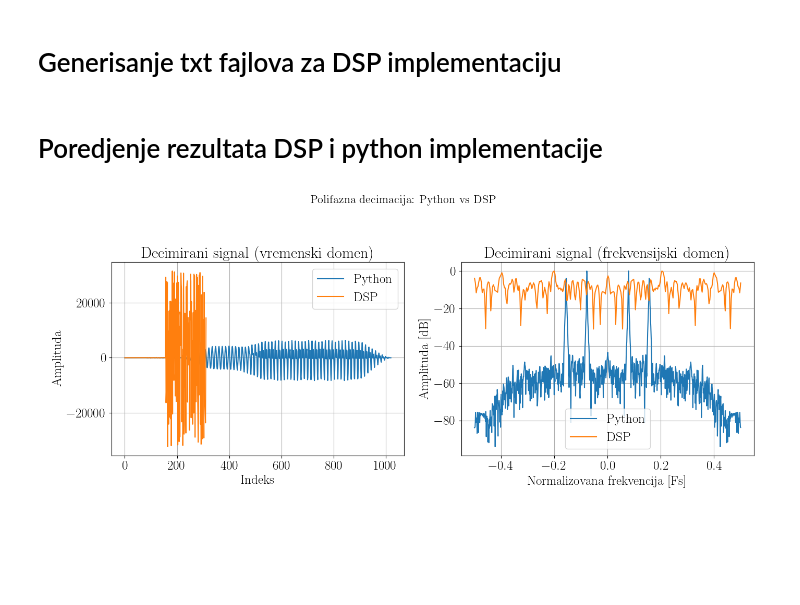
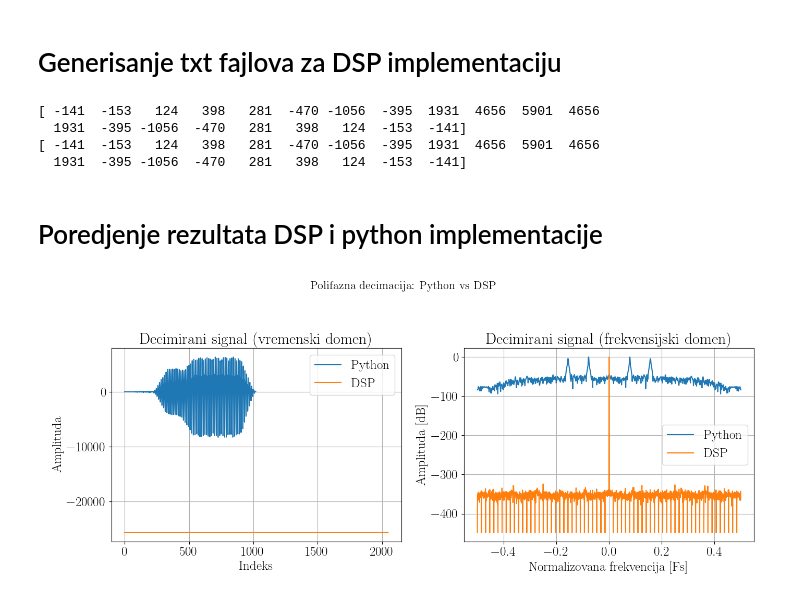
Before and after one commit to urosminoski/DPS, a Jupyter notebook: DPS_2023_3133_Uros_Minoski/python/2023_3133.ipynb, the cells around one changed output. Saved outputs shown, nothing was run; the diff lists cells and outputs as text; code cells hidden in the pictures; blank space fills up the shorter version.

```diff
--- a/DPS_2023_3133_Uros_Minoski/python/2023_3133.ipynb
+++ b/DPS_2023_3133_Uros_Minoski/python/2023_3133.ipynb
@@ -393,39 +393,49 @@ mixChirp_q15 = np.array(float_to_q1n(mixChirp, 14))
 # np.savetxt("../mcu/data/mixChirp_q1n.txt", mixChirp_q15, fmt="%d")
 firCoeff_q15.astype(np.int16).tofile("../mcu/data/firCoeff_q1n.bin")
 mixChirp_q15.astype(np.int16).tofile("../mcu/data/mixChirp_q1n.bin")
+# %%
+a = np.fromfile("../mcu/data/firCoeff_q1n.bin", dtype="<i2")
+print(a)
+print(firCoeff_q15)
+# %% [output]
+[ -141  -153   124   398   281  -470 -1056  -395  1931  4656  5901  4656
+  1931  -395 -1056  -470   281   398   124  -153  -141]
+[ -141  -153   124   398   281  -470 -1056  -395  1931  4656  5901  4656
+  1931  -395 -1056  -470   281   398   124  -153  -141]
 # %% [markdown]
 # Poredjenje rezultata DSP i python implementacije
 # %%
-xout_mcu_dec = np.loadtxt("../mcu/data/xout_q1n.txt", dtype=np.int32)
+xout_mcu_dec = np.fromfile("../mcu/data/xout_q1n.bin", dtype="<i2")
+# xin = np.fromfile("../mcu/data/mixChirp_q1n.bin", dtype="<i2")
 
 xout_mcu_dec_fftdB = fftdB(xout_mcu_dec, win=True)
 xout_mcu_dec_fftdB -= np.max(xout_mcu_dec_fftdB)
 freqs_mcu = np.linspace(-0.5, 0.5, len(xout_mcu_dec))
 
 fig, axs = plt.subplots(1, 2, figsize=(14, 6))
 fig.suptitle("Polifazna decimacija: Python vs DSP", fontsize=16, fontweight='bold')
 
 # Time Domain Plot
 axs[0].plot(xout_py_dec, label="Python")
 axs[0].plot(xout_mcu_dec, label="DSP")
 axs[0].set_title("Decimirani signal (vremenski domen)")
 axs[0].set_xlabel("Indeks")
 axs[0].set_ylabel("Amplituda")
 axs[0].grid(True)
 axs[0].legend(loc="best")
 
 # Frequency Domain Plot
 axs[1].plot(freqs, xout_py_dec_fftdB, label="Python")
 axs[1].plot(freqs_mcu, xout_mcu_dec_fftdB, label="DSP")
 axs[1].set_title("Decimirani signal (frekvensijski domen)")
 axs[1].set_xlabel("Normalizovana frekvencija [Fs]")
 axs[1].set_ylabel("Amplituda [dB]")
 axs[1].grid(True)
 axs[1].legend(loc="best")
 
 plt.tight_layout(rect=[0, 0, 1, 0.94])  # leave space for suptitle
 plt.show()
 # %% [output]
-[figure, old version]
+[figure, new version]
 # %%
 re, im = np.loadtxt("../mcu/data/xout_fft.txt", unpack=True)
```
Also changed, not shown: 2 other files.
